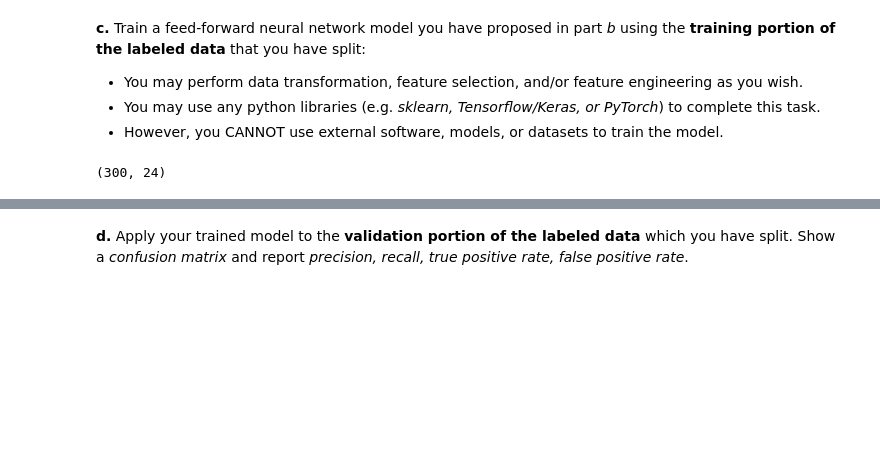
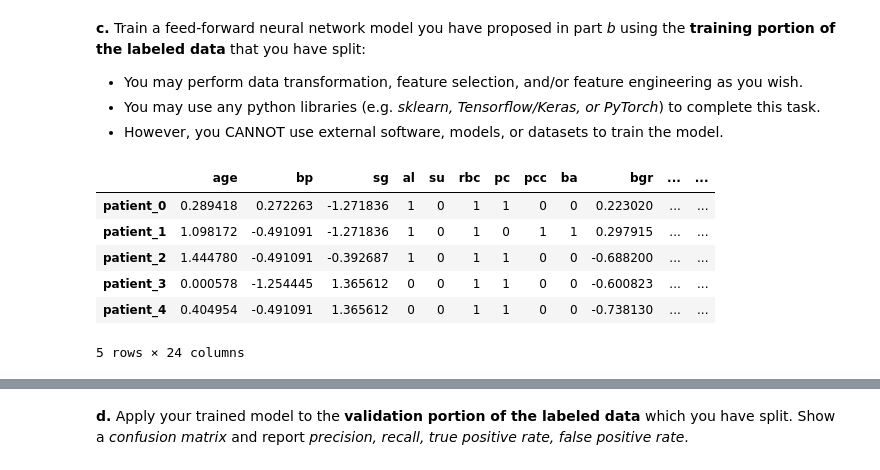
Before and after one commit to lin-justin/Applied_Machine-Learning, a Jupyter notebook: hw3.ipynb, the cells around one changed output, grey strips where cells are left out. Saved outputs shown, nothing was run; the diff lists cells and outputs as text; code cells hidden in the pictures; blank space fills up the shorter version.

```diff
--- a/hw3.ipynb
+++ b/hw3.ipynb
@@ -136,15 +94,53 @@ From my correlation table, it appears that the variables `al`, `htn`, `dm` are *
 - You may perform data transformation, feature selection, and/or feature engineering as you wish.
 - You may use any python libraries (e.g. *sklearn, Tensorflow/Keras, or PyTorch*) to complete this task.
 - However, you CANNOT use external software, models, or datasets to train the model.
-# %%
-# scale the data
-def scale(data):
-    mu = np.mean(data)
-    sd = np.std(data)
-    data = (data - mu)/sd
-    return data
-train_scaled = scale(train_data.drop(columns='classification'))
-train_scaled.shape
-# %% [output]
-(300, 24)
+# %%
+def columnwise_standard_normalize(vec):
+    """
+    Helper function to perform zero-centering and s.d. scaling
+
+    @param vec: 1D array (e.g. column in a 2D dataframe)
+    """
+    mu = np.mean(vec)
+    sd = np.std(vec)
+    return (vec - mu) / sd
+
+def preprocess(df, continuous_cols, categorical_cols):
+    """
+    Apply standard normalization to continuous variables
+
+    @param df: Dataframe
+    @param continuous_cols: Columns that are continuous variables
+    @param categorical_cols: Columns that are categorical
+
+    Returns the standrad normalized columns
+    """
+    for c in categorical_cols:
+        df.loc[:,c] = df.loc[:,c].astype('category')
+
+    for c in continuous_cols:
+        df.loc[:,c] = columnwise_standard_normalize(df.loc[:,c])
+
+    return df
+# %%
+continuous_cols = ['age', 'bp', 'sg', 'bgr',
+                   'bu', 'sc', 'sod', 'pot',
+                   'hemo', 'pcv', 'wc', 'rc']
+
+categorical_cols = ['al', 'su', 'rbc',
+                    'pc', 'pcc', 'ba',
+                    'htn', 'dm', 'cad',
+                    'appet', 'pe', 'ane']
+
+train_scaled = preprocess(train_data.drop(columns='classification'), continuous_cols, categorical_cols)
+train_scaled.head()
+#train_scaled.shape
+# %% [output]
+|  | age | bp | sg | al | su | rbc | pc | pcc | ba | bgr | ... | ... |
+| patient_0 | 0.289418 | 0.272263 | -1.271836 | 1 | 0 | 1 | 1 | 0 | 0 | 0.223020 | ... | ... |
+| patient_1 | 1.098172 | -0.491091 | -1.271836 | 1 | 0 | 1 | 0 | 1 | 1 | 0.297915 | ... | ... |
+| patient_2 | 1.444780 | -0.491091 | -0.392687 | 1 | 0 | 1 | 1 | 0 | 0 | -0.688200 | ... | ... |
+| patient_3 | 0.000578 | -1.254445 | 1.365612 | 0 | 0 | 1 | 1 | 0 | 0 | -0.600823 | ... | ... |
+| patient_4 | 0.404954 | -0.491091 | 1.365612 | 0 | 0 | 1 | 1 | 0 | 0 | -0.738130 | ... | ... |
+5 rows × 24 columns
 # %%
```
Also changed, not shown: parts of 10 cells of this notebook.
